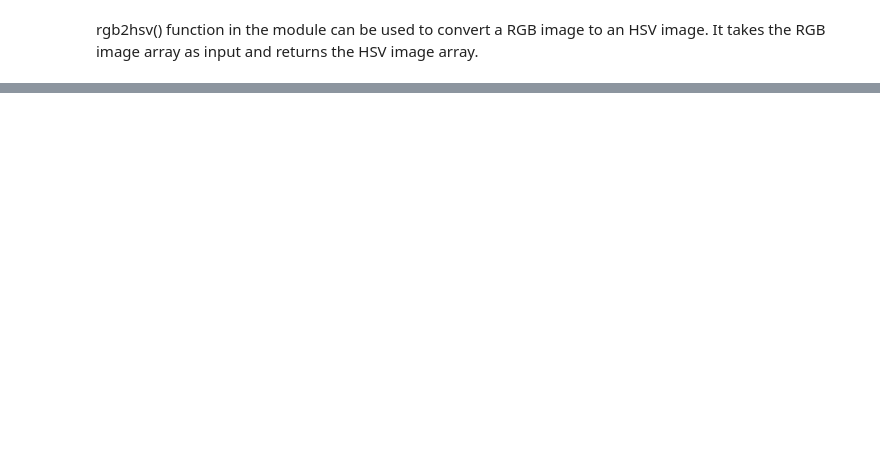
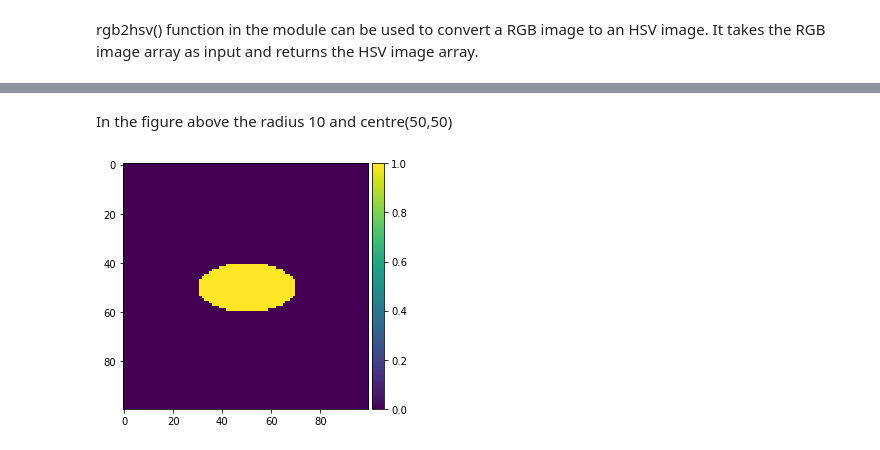
Before and after one commit to gigwegbe/Computer-Vision-with-Python-3, a Jupyter notebook: Chapter_01/Chapter 1_ Introduction to Image Processing.ipynb, the cells around one changed output, grey strips where cells are left out. Saved outputs shown, nothing was run; the diff lists cells and outputs as text; code cells hidden in the pictures; blank space fills up the shorter version.

```diff
--- a/Chapter_01/Chapter 1_ Introduction to Image Processing.ipynb
+++ b/Chapter_01/Chapter 1_ Introduction to Image Processing.ipynb
@@ -340,0 +365,12 @@ img_hsv = color.rgb2hsv(img)
+# %% [markdown]
+In the figure above the radius 10 and centre(50,50)
+# %%
+import numpy as np
+from skimage import io, draw
+img = np.zeros((100,100), dtype = np.uint8)
+x,y = draw.ellipse(50,50,10,20)
+img[x,y] = 1
+io.imshow(img)
+io.show()
+# %% [output]
+[figure, added]
```
Also changed, not shown: parts of 13 cells of this notebook.
